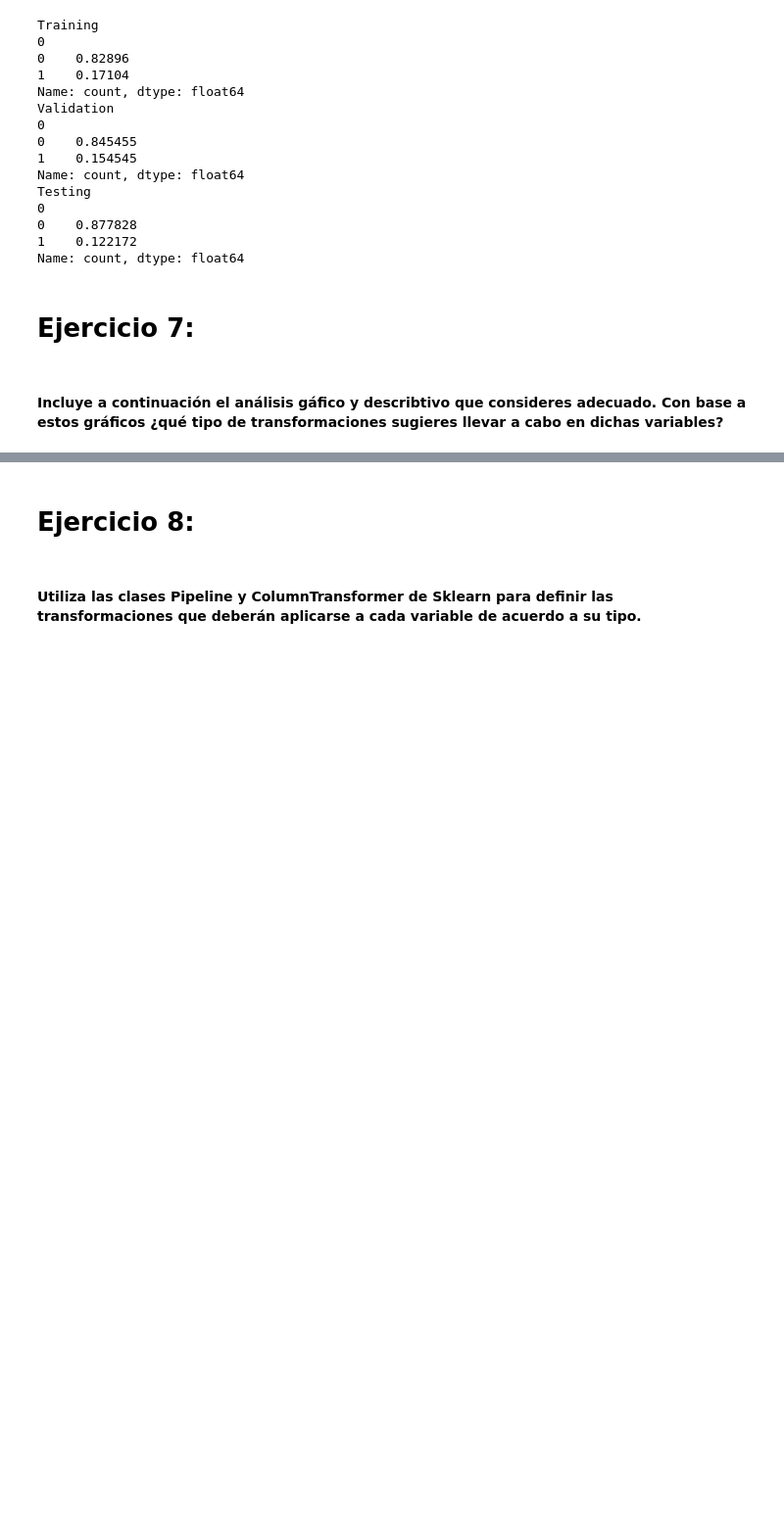
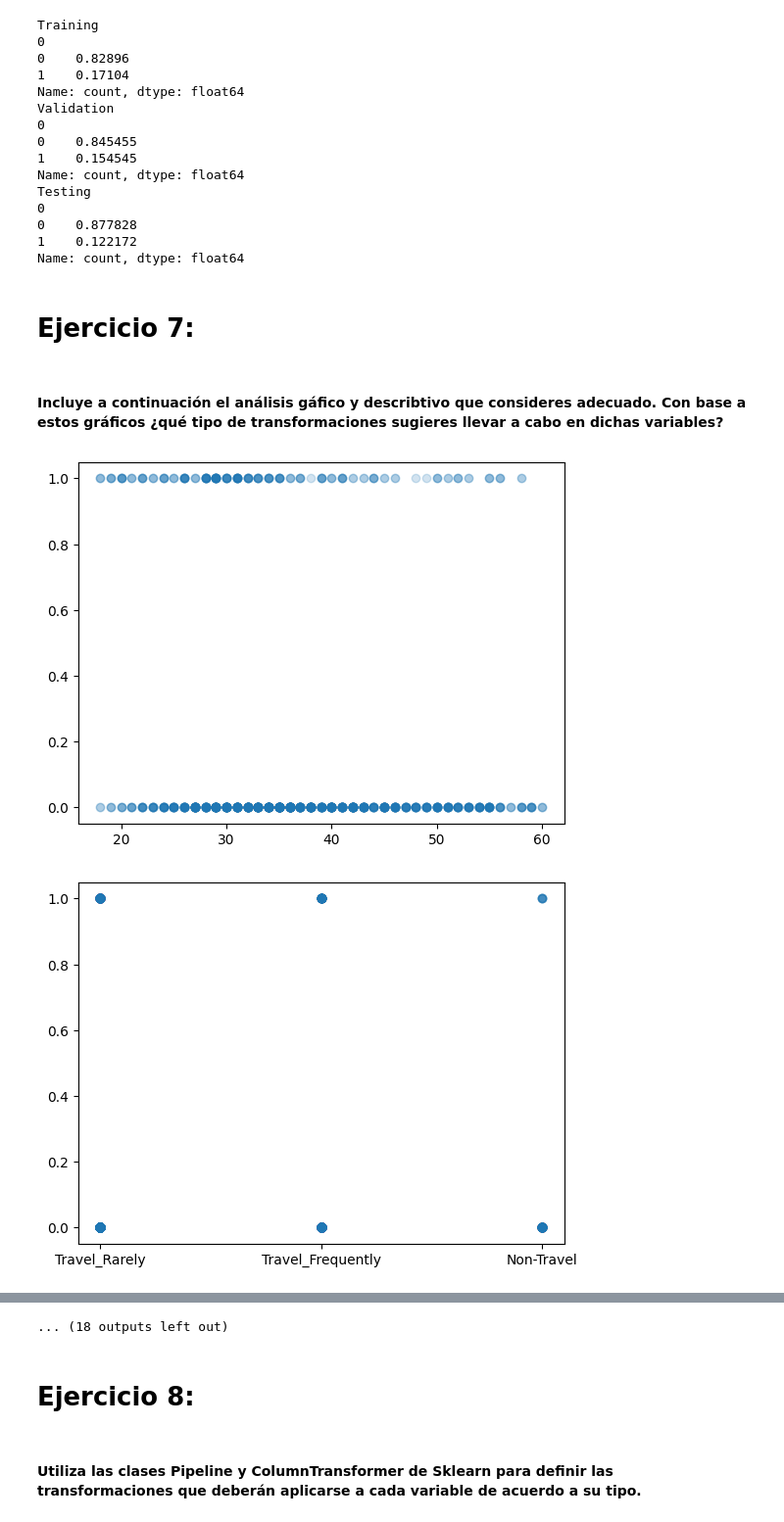
Before and after one commit to MarceloIsmael21/IA-ML, a Jupyter notebook: MNA_IAyAA_Actividad_semana_3_2024.ipynb, the cells around one changed output, grey strips where cells are left out. Shown at 98% size. Cells and saved outputs as stored; diff of their text form; code cells hidden in the pictures; blank space fills up the shorter version.

```diff
--- a/MNA_IAyAA_Actividad_semana_3_2024.ipynb
+++ b/MNA_IAyAA_Actividad_semana_3_2024.ipynb
@@ -186,9 +188,13 @@ Name: count, dtype: float64
 # %%
 # ++++++++++ Inicia sección para agregar tu código ++++++++++++++++++++++++
 # Incluye en esta sección todas las celdas que consideres conveniente.
+for column in x_train.columns:
+    plt.figure()
+    plt.scatter(x_train[column],ytrainT,alpha=0.2)
 
-
-None
 
 
 # ++++++++++ Termina sección para agregar tu código ++++++++++++++++++++++++
+# %% [output]
+[figure, added]
+[figure, added]
@@ -195,3 +211,4 @@ None
+... (18 outputs left out)
 # %% [markdown]
 # **Ejercicio 8:**
 # %% [markdown]
```
Also changed, not shown: parts of 2 cells of this notebook.
